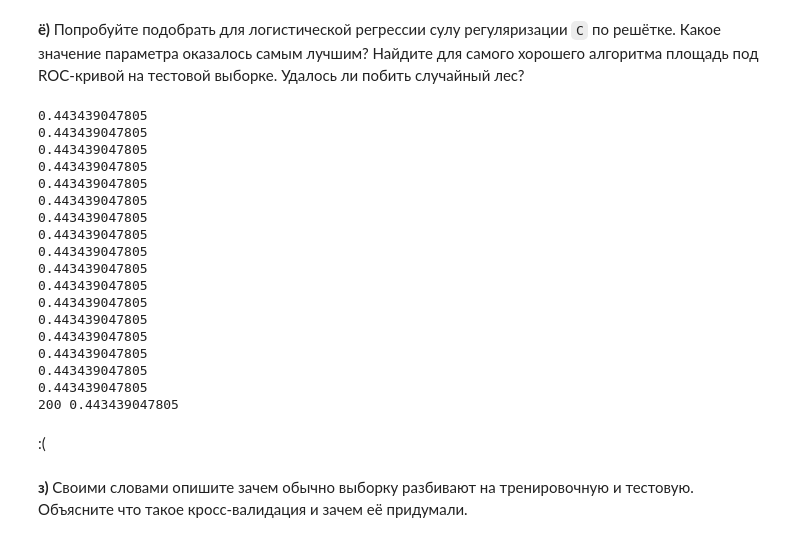
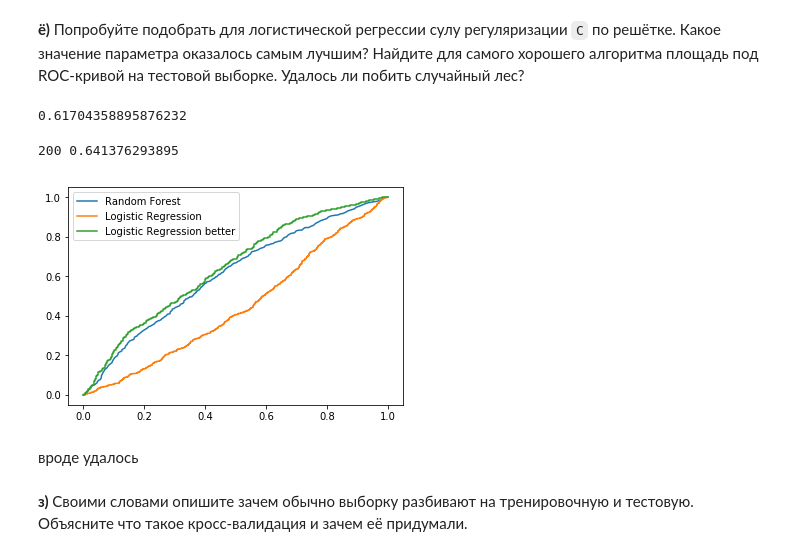
Before and after one commit to MyStupidacc/ac, a Jupyter notebook: 1.ipynb, the cells around one changed output. Drawn from its saved outputs; the diff is of its cells as text; code cells hidden in the pictures.

```diff
--- a/1.ipynb
+++ b/1.ipynb
@@ -117,37 +117,37 @@ plt.legend();
 [figure]
 # %% [markdown]
 __ё)__ Попробуйте подобрать для логистической регрессии сулу регуляризации `C` по решётке. Какое значение параметра оказалось самым лучшим? Найдите для самого хорошего алгоритма площадь под ROC-кривой на тестовой выборке. Удалось ли побить случайный лес?
+# %%
+lr_1 = LogisticRegression(penalty = 'l1', C = 0.01).fit(X_train, y_train)
+lr_pred_1 = lr_1.predict_proba(X_test)[:, 1]
+roc_auc_score(y_test, lr_pred_1)
+# %% [output]
+0.61704358895876232
 # %%
 max_ra = 0
-for e in [0.001, 0.005, 0.01, 0.02, 0.05, 0.1, 0.2, 0.5, 1, 2, 5, 10, 15, 20, 50, 100, 200]:
-    lr_1 = LogisticRegression(C = 31).fit(X_train, y_train)
+for c in [0.001, 0.005, 0.01, 0.02, 0.05, 0.1, 0.2, 0.5, 1, 2, 5, 10, 15, 20, 50, 100, 200]:
+    lr_1 = LogisticRegression(penalty = 'l1', C = c).fit(X_train, y_train)
     lr_pred_1 = lr_1.predict_proba(X_test)[:, 1]
-    print(roc_auc_score(y_test, lr_pred_1))
     if roc_auc_score(y_test, lr_pred_1)>max_ra:
         max_ra = roc_auc_score(y_test, lr_pred_1)
-        best_c = e
-print(e, max_ra)
+        best_c = c
+print(best_c, max_ra)
 # %% [output]
-0.443439047805
-0.443439047805
-0.443439047805
-0.443439047805
-0.443439047805
-0.443439047805
-0.443439047805
-0.443439047805
-0.443439047805
-0.443439047805
-0.443439047805
-0.443439047805
-0.443439047805
-0.443439047805
-0.443439047805
-0.443439047805
-0.443439047805
-200 0.443439047805
+200 0.641376293895
-# %% [markdown]
-:(
+# %%
+lr_1 = LogisticRegression(penalty = 'l1', C = best_c).fit(X_train, y_train)
+lr_pred_1 = lr_1.predict_proba(X_test)[:, 1]
+# %%
+fpr_lr2, tpr_lr2, _ = roc_curve(y_test, lr_pred_1)
+# %%
+plt.plot(fpr_rf, tpr_rf, label='Random Forest');
+plt.plot(fpr_lr, tpr_lr, label='Logistic Regression');
+plt.plot(fpr_lr2, tpr_lr2, label='Logistic Regression better');
+plt.legend();
+# %% [output]
+[figure, added]
+# %% [markdown]
+вроде удалось
 # %% [markdown]
 __з)__ Своими словами опишите зачем обычно выборку разбивают на тренировочную и тестовую. Объясните что такое кросс-валидация и зачем её придумали.
 # %% [raw]
```
Also changed, not shown: parts of 2 cells of this notebook.
